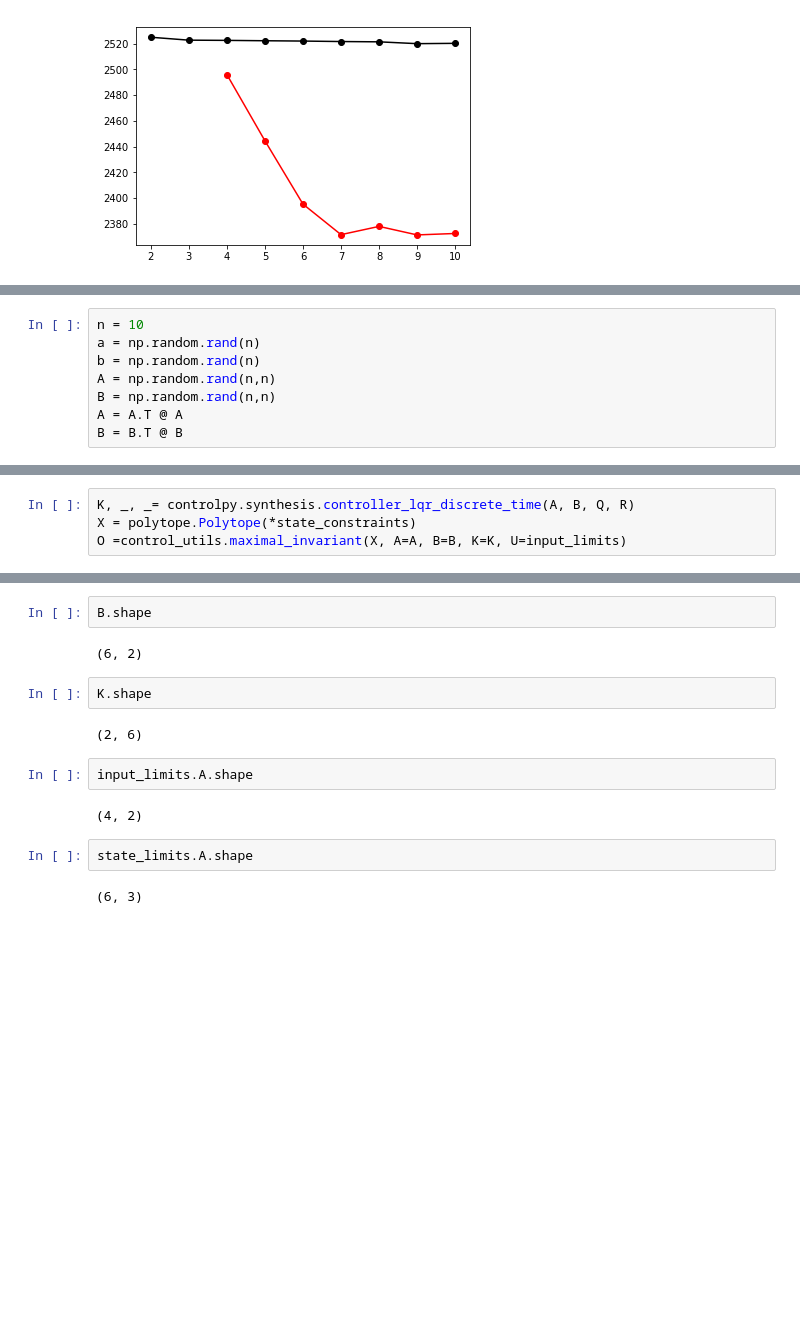
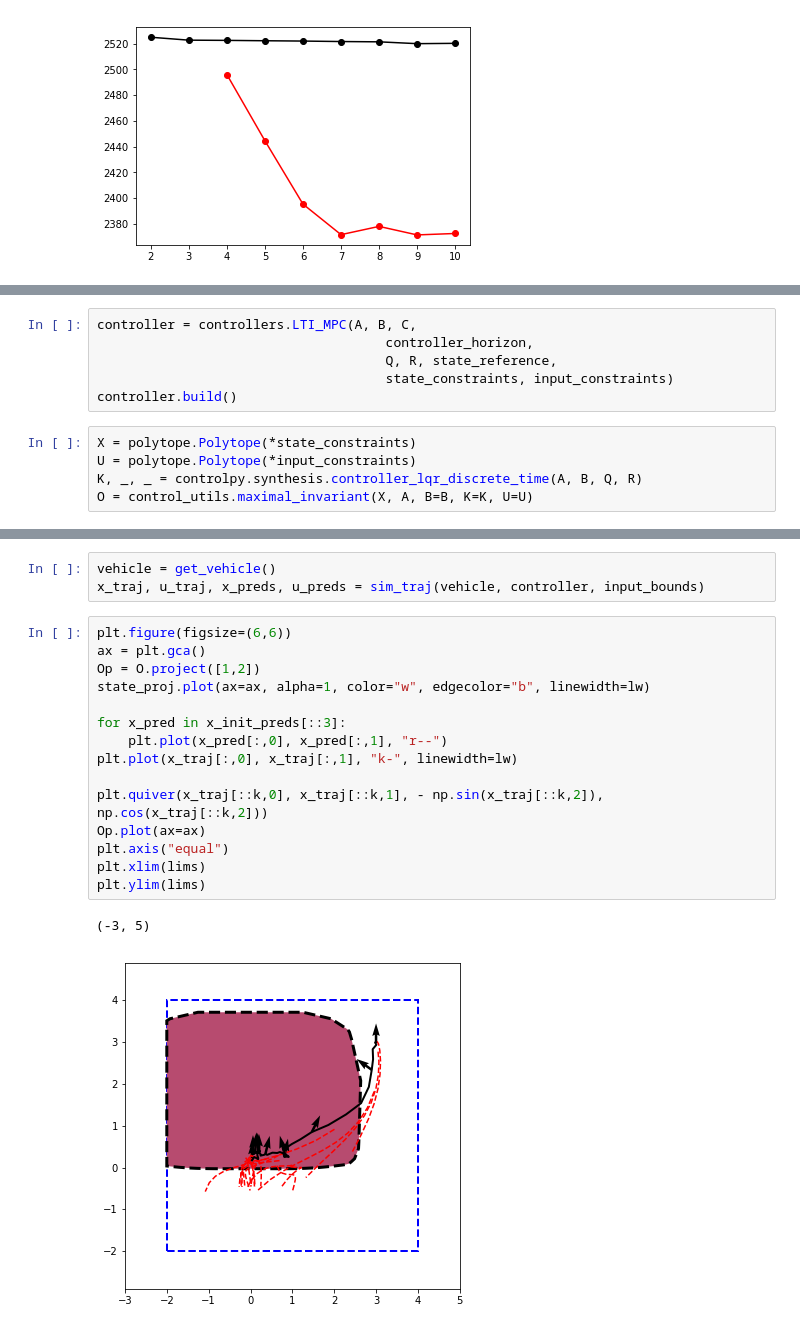
Before and after one commit to GoldeneyeRohan/prediction-uncertainty, a Jupyter notebook: LMPC Drone.ipynb, the cells around one changed output, grey strips where cells are left out. Drawn from its saved outputs; the diff is of its cells as text; blank space fills up the shorter version.

Commit message:
took L on the invariants

```diff
--- a/LMPC Drone.ipynb
+++ b/LMPC Drone.ipynb
@@ -268,8 +233,0 @@ import scipy
-# %%
-n = 10
-a = np.random.rand(n)
-b = np.random.rand(n)
-A = np.random.rand(n,n)
-B = np.random.rand(n,n)
-A = A.T @ A
-B = B.T @ B
@@ -333,4 +234,11 @@ disturbance_bound.A.shape
+# %%
+controller = controllers.LTI_MPC(A, B, C,
+                                     controller_horizon,
+                                     Q, R, state_reference,
+                                     state_constraints, input_constraints)
+controller.build()
 # %%
-K, _, _= controlpy.synthesis.controller_lqr_discrete_time(A, B, Q, R)
 X = polytope.Polytope(*state_constraints)
-O =control_utils.maximal_invariant(X, A=A, B=B, K=K, U=input_limits)
+U = polytope.Polytope(*input_constraints)
+K, _, _ = controlpy.synthesis.controller_lqr_discrete_time(A, B, Q, R)
+O = control_utils.maximal_invariant(X, A, B=B, K=K, U=U)
@@ -348,16 +245,21 @@ plt.axis("equal")
-# %%
-B.shape
-# %% [output]
-(6, 2)
-# %%
-K.shape
-# %% [output]
-(2, 6)
-# %%
-input_limits.A.shape
-# %% [output]
-(4, 2)
-# %%
-state_limits.A.shape
-# %% [output]
-(6, 3)
+# %%
+vehicle = get_vehicle()
+x_traj, u_traj, x_preds, u_preds = sim_traj(vehicle, controller, input_bounds)
+# %%
+plt.figure(figsize=(6,6))
+ax = plt.gca()
+Op = O.project([1,2])
+state_proj.plot(ax=ax, alpha=1, color="w", edgecolor="b", linewidth=lw)
+
+for x_pred in x_init_preds[::3]:
+    plt.plot(x_pred[:,0], x_pred[:,1], "r--")
+plt.plot(x_traj[:,0], x_traj[:,1], "k-", linewidth=lw)
+
+plt.quiver(x_traj[::k,0], x_traj[::k,1], - np.sin(x_traj[::k,2]),   np.cos(x_traj[::k,2]))
+Op.plot(ax=ax)
+plt.axis("equal")
+plt.xlim(lims)
+plt.ylim(lims)
+# %% [output]
+(-3, 5)
+[figure, added]
```
Also changed, not shown: parts of 24 cells of this notebook, 6 other files.
